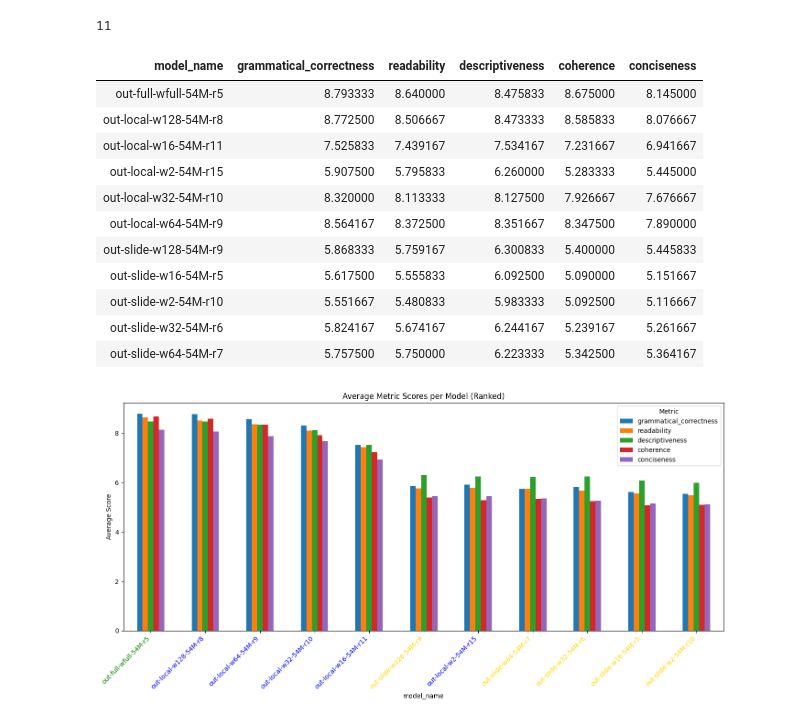
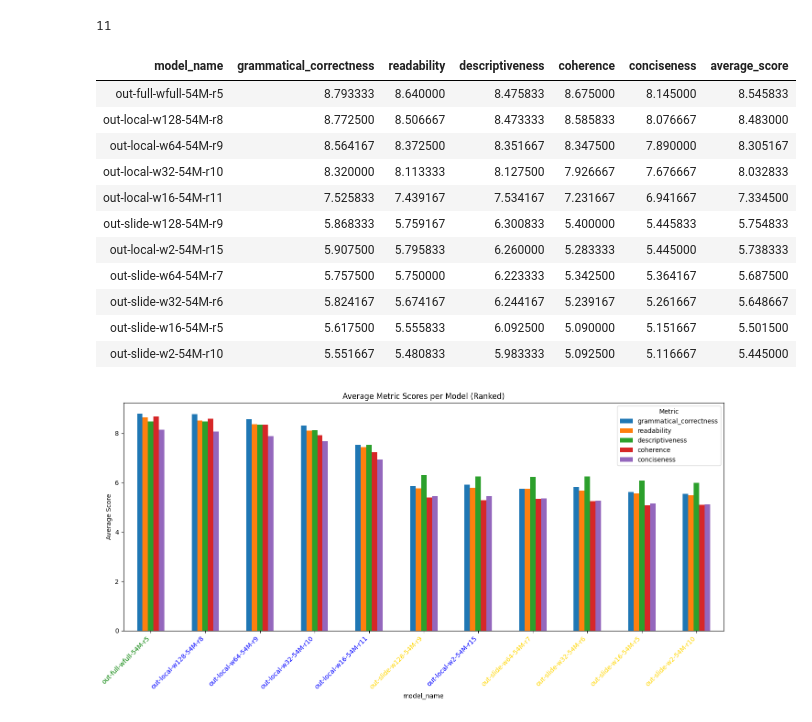
Before and after one commit to Danvictorgithub/gpt-evaluation, a Jupyter notebook: main.ipynb, the cells around one changed output. Saved outputs shown, nothing was run; the diff lists cells and outputs as text; code cells hidden in the pictures.

Commit message:
updated table

```diff
--- a/main.ipynb
+++ b/main.ipynb
@@ -62,23 +62,26 @@ num_models = len(model_names) # There are 11 Models
 num_models
 # %% [output]
 11
-# %%
-metrics = ['grammatical_correctness', 'readability', 'descriptiveness', 'coherence', 'conciseness']
-summary_table = gpt_evaluations_sampled.groupby('model_name')[metrics].mean().reset_index()
-display(summary_table.style.hide(axis="index"))
-# %% [output]
-| model_name | grammatical_correctness | readability | descriptiveness | coherence | conciseness |
-| out-full-wfull-54M-r5 | 8.793333 | 8.640000 | 8.475833 | 8.675000 | 8.145000 |
-| out-local-w128-54M-r8 | 8.772500 | 8.506667 | 8.473333 | 8.585833 | 8.076667 |
-| out-local-w16-54M-r11 | 7.525833 | 7.439167 | 7.534167 | 7.231667 | 6.941667 |
-| out-local-w2-54M-r15 | 5.907500 | 5.795833 | 6.260000 | 5.283333 | 5.445000 |
-| out-local-w32-54M-r10 | 8.320000 | 8.113333 | 8.127500 | 7.926667 | 7.676667 |
-| out-local-w64-54M-r9 | 8.564167 | 8.372500 | 8.351667 | 8.347500 | 7.890000 |
-| out-slide-w128-54M-r9 | 5.868333 | 5.759167 | 6.300833 | 5.400000 | 5.445833 |
-| out-slide-w16-54M-r5 | 5.617500 | 5.555833 | 6.092500 | 5.090000 | 5.151667 |
-| out-slide-w2-54M-r10 | 5.551667 | 5.480833 | 5.983333 | 5.092500 | 5.116667 |
-| out-slide-w32-54M-r6 | 5.824167 | 5.674167 | 6.244167 | 5.239167 | 5.261667 |
-| out-slide-w64-54M-r7 | 5.757500 | 5.750000 | 6.223333 | 5.342500 | 5.364167 |
+# %%
+# Calculate average score and sort by it
+summary_table['average_score'] = summary_table[metrics].mean(axis=1)
+summary_table_sorted = summary_table.sort_values(by='average_score', ascending=False).reset_index(drop=True)
+
+# Display the sorted table without the index
+display(summary_table_sorted.style.hide(axis="index"))
+# %% [output]
+| model_name | grammatical_correctness | readability | descriptiveness | coherence | conciseness | average_score |
+| out-full-wfull-54M-r5 | 8.793333 | 8.640000 | 8.475833 | 8.675000 | 8.145000 | 8.545833 |
+| out-local-w128-54M-r8 | 8.772500 | 8.506667 | 8.473333 | 8.585833 | 8.076667 | 8.483000 |
+| out-local-w64-54M-r9 | 8.564167 | 8.372500 | 8.351667 | 8.347500 | 7.890000 | 8.305167 |
+| out-local-w32-54M-r10 | 8.320000 | 8.113333 | 8.127500 | 7.926667 | 7.676667 | 8.032833 |
+| out-local-w16-54M-r11 | 7.525833 | 7.439167 | 7.534167 | 7.231667 | 6.941667 | 7.334500 |
+| out-slide-w128-54M-r9 | 5.868333 | 5.759167 | 6.300833 | 5.400000 | 5.445833 | 5.754833 |
+| out-local-w2-54M-r15 | 5.907500 | 5.795833 | 6.260000 | 5.283333 | 5.445000 | 5.738333 |
+| out-slide-w64-54M-r7 | 5.757500 | 5.750000 | 6.223333 | 5.342500 | 5.364167 | 5.687500 |
+| out-slide-w32-54M-r6 | 5.824167 | 5.674167 | 6.244167 | 5.239167 | 5.261667 | 5.648667 |
+| out-slide-w16-54M-r5 | 5.617500 | 5.555833 | 6.092500 | 5.090000 | 5.151667 | 5.501500 |
+| out-slide-w2-54M-r10 | 5.551667 | 5.480833 | 5.983333 | 5.092500 | 5.116667 | 5.445000 |
 # %%
 # Add average score column
 summary_table['average_score'] = summary_table[metrics].mean(axis=1)
```
